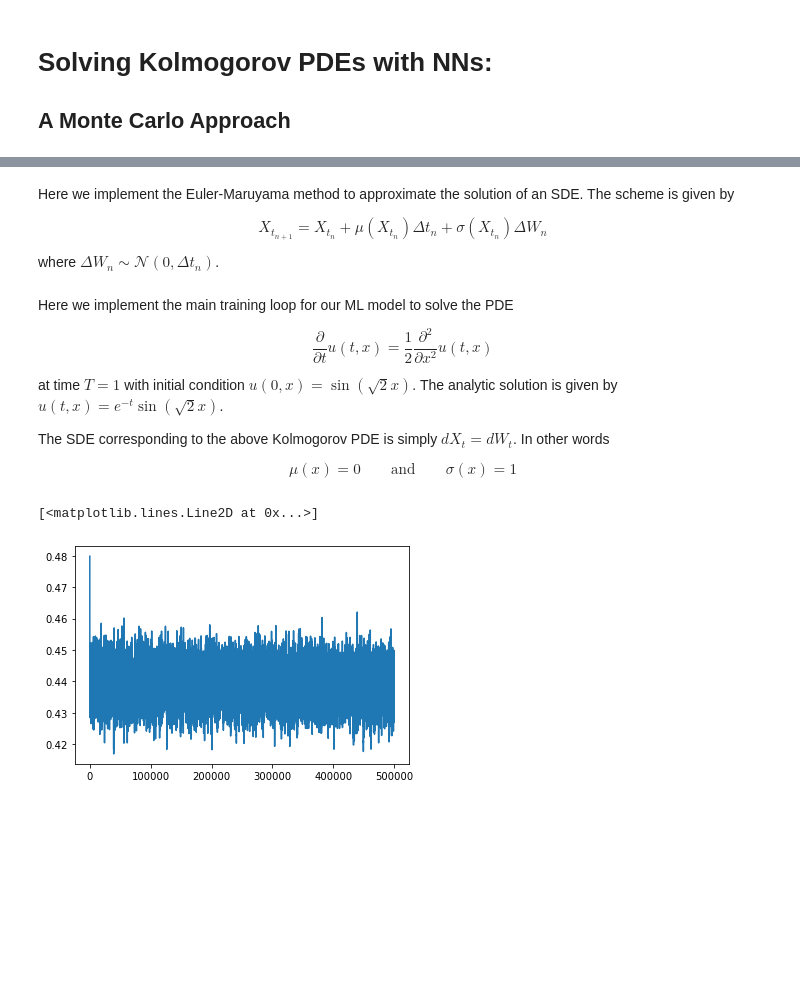
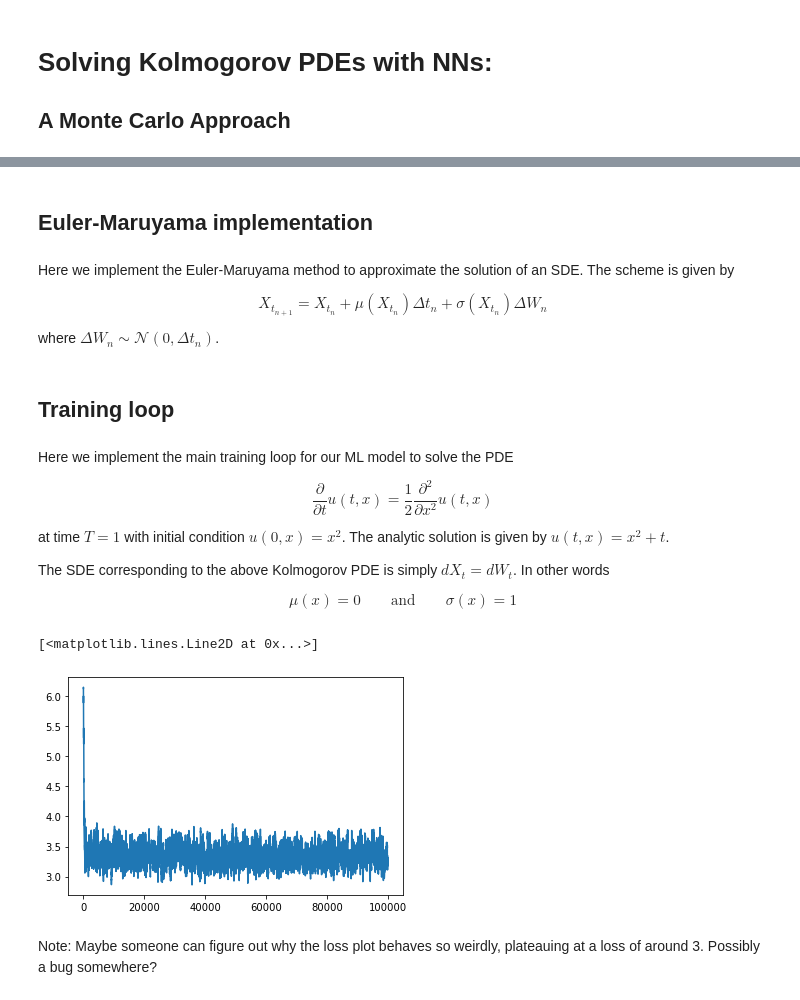
Before and after one commit to UCSB-SIAM-Student-Chapter/Fall-2023, a Jupyter notebook: deep_pde_montecarlo.ipynb, the cells around one changed output, grey strips where cells are left out. Drawn from its saved outputs; the diff is of its cells as text; code cells hidden in the pictures; blank space fills up the shorter version.

```diff
--- a/deep_pde_montecarlo.ipynb
+++ b/deep_pde_montecarlo.ipynb
@@ -32,6 +80,8 @@ class Mlp(nn.Module):
         for layer in self.layers:
             x = layer(x)
         return x
+# %% [markdown]
+## Euler-Maruyama implementation
 # %% [markdown]
 Here we implement the Euler-Maruyama method to approximate the solution of an SDE. The scheme is given by
 
@@ -48,6 +98,8 @@ def euler_maruyama(x_0, t_vals, μ, σ):
         ΔW = torch.normal(torch.zeros_like(x_0), torch.sqrt(Δt))
         x += μ(x) * Δt + σ(x) * ΔW
     return x
+# %% [markdown]
+## Training loop
 # %% [markdown]
 Here we implement the main training loop for our ML model to solve the PDE
 
@@ -55,7 +107,7 @@ $$
 \frac{\partial}{\partial t} u(t, x) = \frac{1}{2}\frac{\partial^2}{\partial x^2} u(t,x)
 $$
 
-at time $T = 1$ with initial condition $u(0, x) = \sin\left(\sqrt{2} x\right)$. The analytic solution is given by $u(t, x) = e^{-t} \sin\left( \sqrt{2} x\right)$.
+at time $T = 1$ with initial condition $u(0, x) = x^2$. The analytic solution is given by $u(t, x) = x^2 + t$.
 
 The SDE corresponding to the above Kolmogorov PDE is simply $dX_t = dW_t$. In other words
 
@@ -65,48 +117,49 @@ $$
 # %%
 # Ininitialize NN architecture and optimizer
 x_dim = 1
-layer_sizes = [32]
+layer_sizes = [16, 16]
 model = Mlp(x_dim, layer_sizes, nn.Tanh())
-optimizer = torch.optim.Adam(model.parameters())
+optimizer = torch.optim.Adam(model.parameters(), lr=1e-4)
 
 # Define drift coeffs, volatility coeffs, and initial condition
 μ = lambda x: torch.zeros_like(x)
 σ = lambda x: torch.ones_like(x)
-φ = lambda x: torch.sin(np.sqrt(2.0) * x)
-# φ = lambda x: torch.square(x)
+φ = lambda x: torch.square(x)
 
 # Define the space/time region where we want to solve our PDE
 left_endpoint = -1.0
 right_endpoint = 1.0
 x_0_sampler = torch.distributions.uniform.Uniform(left_endpoint, right_endpoint)
 T = 1.0
 
 batch_size = 64
-n_epochs = int(5e5)
+n_epochs = int(1e5)
 losses = []
 for epoch in range(n_epochs):
 
     # Sample from space domain
     x_0 = x_0_sampler.sample([batch_size, x_dim])
 
     # Compute SDE trajectory with Euler-Maruyama
     t_tensor = torch.linspace(0.0, T, 2)
     S_N = euler_maruyama(x_0, t_tensor, μ, σ)
 
     # Compute Kolmogorov loss
     loss = torch.mean(torch.square(model(x_0) - φ(S_N)))
 
     # Take gradient descent step
     optimizer.zero_grad()
     loss.backward()
     optimizer.step()
     losses.append(loss.item())
 
 window = 100
 plt.plot(np.convolve(losses, np.ones(window)/window, mode='valid'))
 # %% [output]
 [<matplotlib.lines.Line2D at 0x...>]
-[figure, old version]
+[figure, new version]
+# %% [markdown]
+Note: Maybe someone can figure out why the loss plot behaves so weirdly, plateauing at a loss of around 3. Possibly a bug somewhere?
 # %%
 xs = torch.linspace(left_endpoint, right_endpoint, 100).view(-1, 1)
 with torch.no_grad():
```
Also changed, not shown: parts of 5 cells of this notebook.
